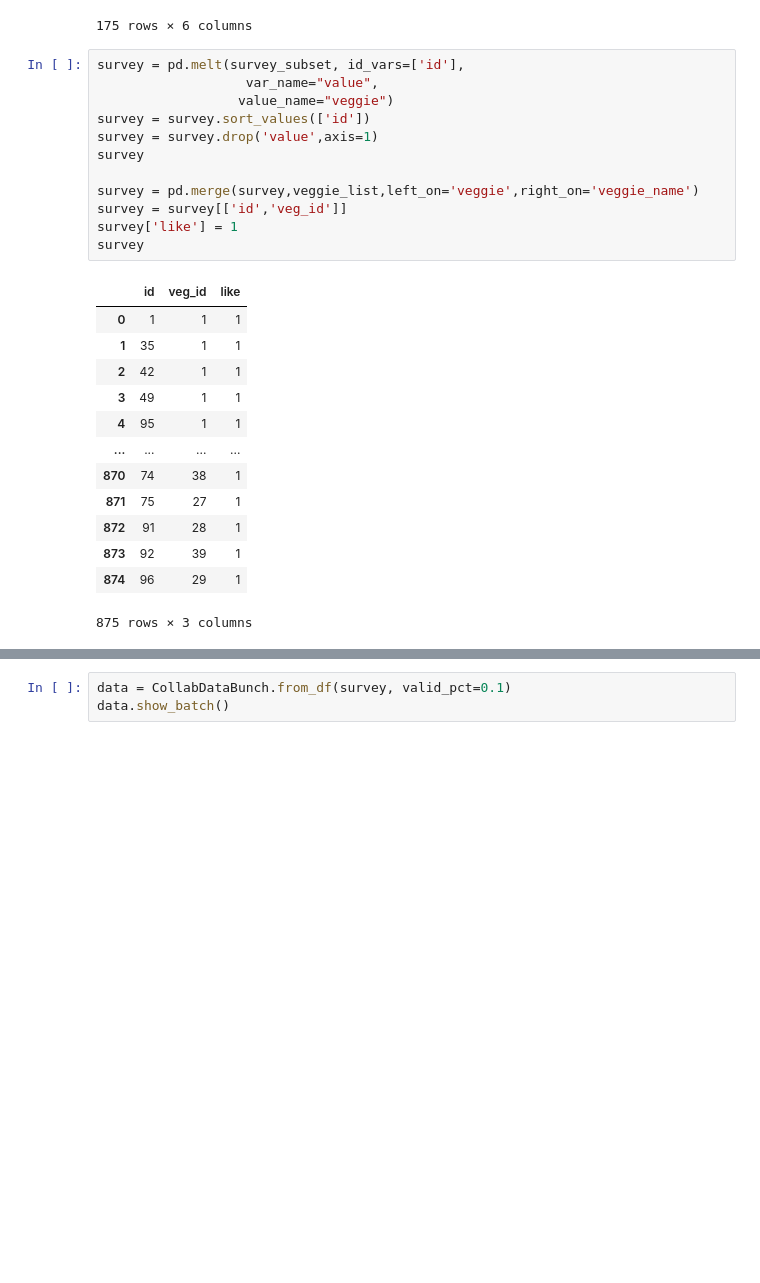
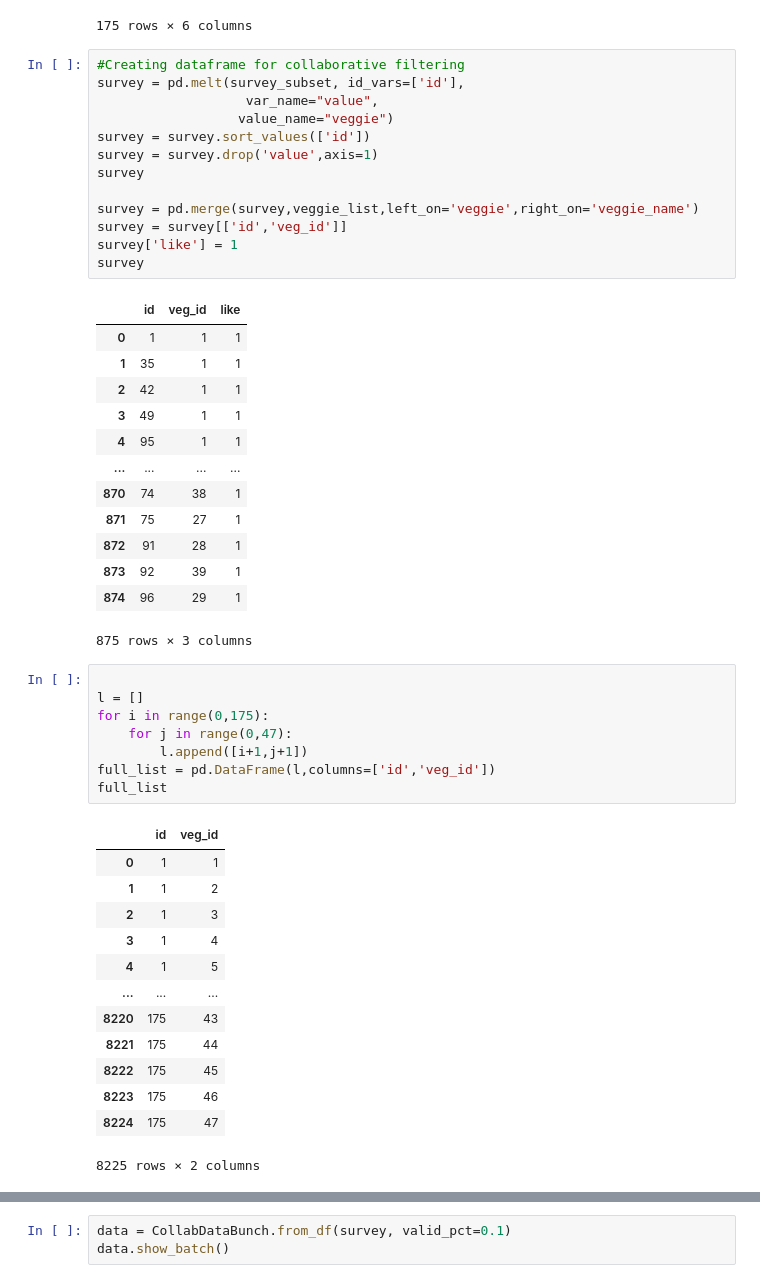
Before and after one commit to PamFernandez/veggie-tales, a Jupyter notebook: data_cleaning.ipynb, the cells around one changed output, grey strips where cells are left out. Saved outputs shown, nothing was run; the diff lists cells and outputs as text; blank space fills up the shorter version.

```diff
--- a/data_cleaning.ipynb
+++ b/data_cleaning.ipynb
@@ -668,6 +668,7 @@ survey_subset
 | 174 | 175 | PEAS | BROCCOLI | CARROTS | CAULIFLOWER | LETTUCE (ANY KIND) |
 175 rows × 6 columns
 # %%
+#Creating dataframe for collaborative filtering
 survey = pd.melt(survey_subset, id_vars=['id'],
                    var_name="value",
                   value_name="veggie")
@@ -693,3 +694,25 @@ survey
 | 873 | 92 | 39 | 1 |
 | 874 | 96 | 29 | 1 |
 875 rows × 3 columns
+# %%
+
+l = []
+for i in range(0,175):
+    for j in range(0,47):
+        l.append([i+1,j+1])
+full_list = pd.DataFrame(l,columns=['id','veg_id'])
+full_list
+# %% [output]
+|  | id | veg_id |
+| 0 | 1 | 1 |
+| 1 | 1 | 2 |
+| 2 | 1 | 3 |
+| 3 | 1 | 4 |
+| 4 | 1 | 5 |
+| ... | ... | ... |
+| 8220 | 175 | 43 |
+| 8221 | 175 | 44 |
+| 8222 | 175 | 45 |
+| 8223 | 175 | 46 |
+| 8224 | 175 | 47 |
+8225 rows × 2 columns
```
Also changed, not shown: parts of 4 cells of this notebook.
